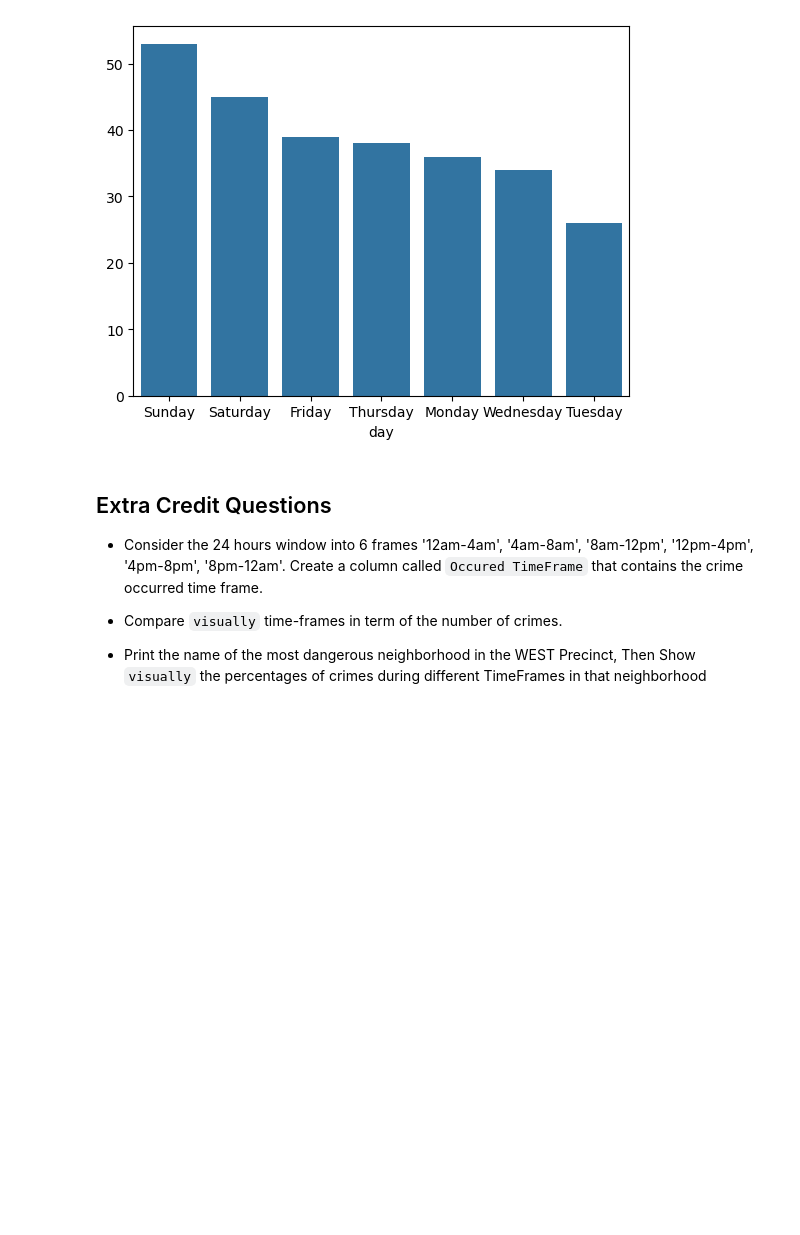
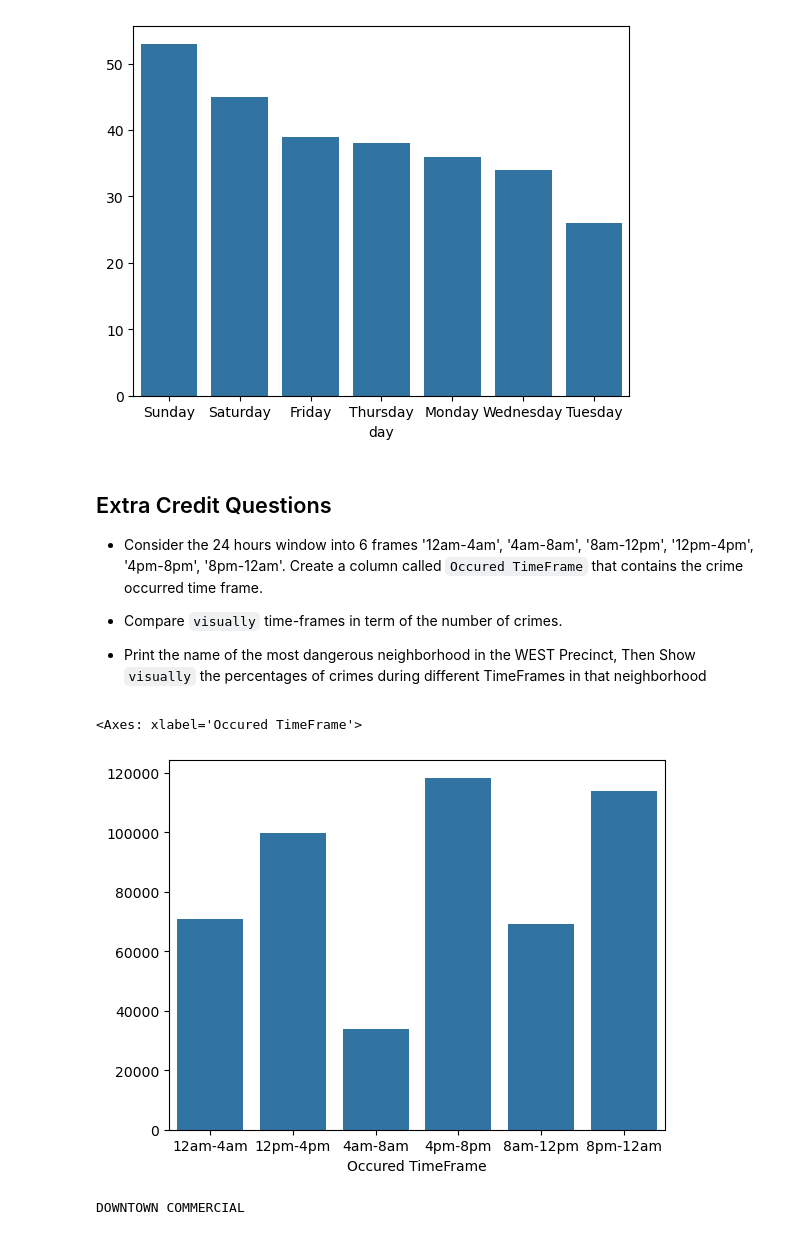
Before and after one commit to gkbichara/Programming-Tools, a Jupyter notebook: Assignment5/Assignment05.ipynb, the cells around one changed output. Cells and saved outputs as stored; diff of their text form; code cells hidden in the pictures; blank space fills up the shorter version.

```diff
--- a/Assignment5/Assignment05.ipynb
+++ b/Assignment5/Assignment05.ipynb
@@ -268,0 +261,39 @@ sns.barplot(x=homicideByDay.index, y=homicideByDay.values)
+# %%
+# Your Code Here
+
+def assign_timeframe(time):
+    hour = time.hour
+    if 0 <= hour < 4:
+        return '12am-4am'
+    elif 4 <= hour < 8:
+        return '4am-8am'
+    elif 8 <= hour < 12:
+        return '8am-12pm'
+    elif 12 <= hour < 16:
+        return '12pm-4pm'
+    elif 16 <= hour < 20:
+        return '4pm-8pm'
+    else:
+        return '8pm-12am'
+
+dropped['Occured TimeFrame'] = dropped['Occurred DateTime'].apply(lambda x: assign_timeframe(x))
+# %%
+#Your Code Here
+
+timeframe_counts = dropped['Occured TimeFrame'].value_counts().sort_index()
+sns.barplot(x=timeframe_counts.index, y=timeframe_counts.values)
+# %% [output]
+<Axes: xlabel='Occured TimeFrame'>
+[figure, added]
+# %%
+#Your Code Here
+
+west_df = dropped[dropped['Precinct'] == 'WEST']
+
+west_neighborhood_counts = west_df['Neighborhood'].value_counts()
+
+most_dangerous_west = west_neighborhood_counts.idxmax()
+
+print(most_dangerous_west)
+# %% [output]
+DOWNTOWN COMMERCIAL
```
Also changed, not shown: parts of 5 cells of this notebook, 1 other file.
